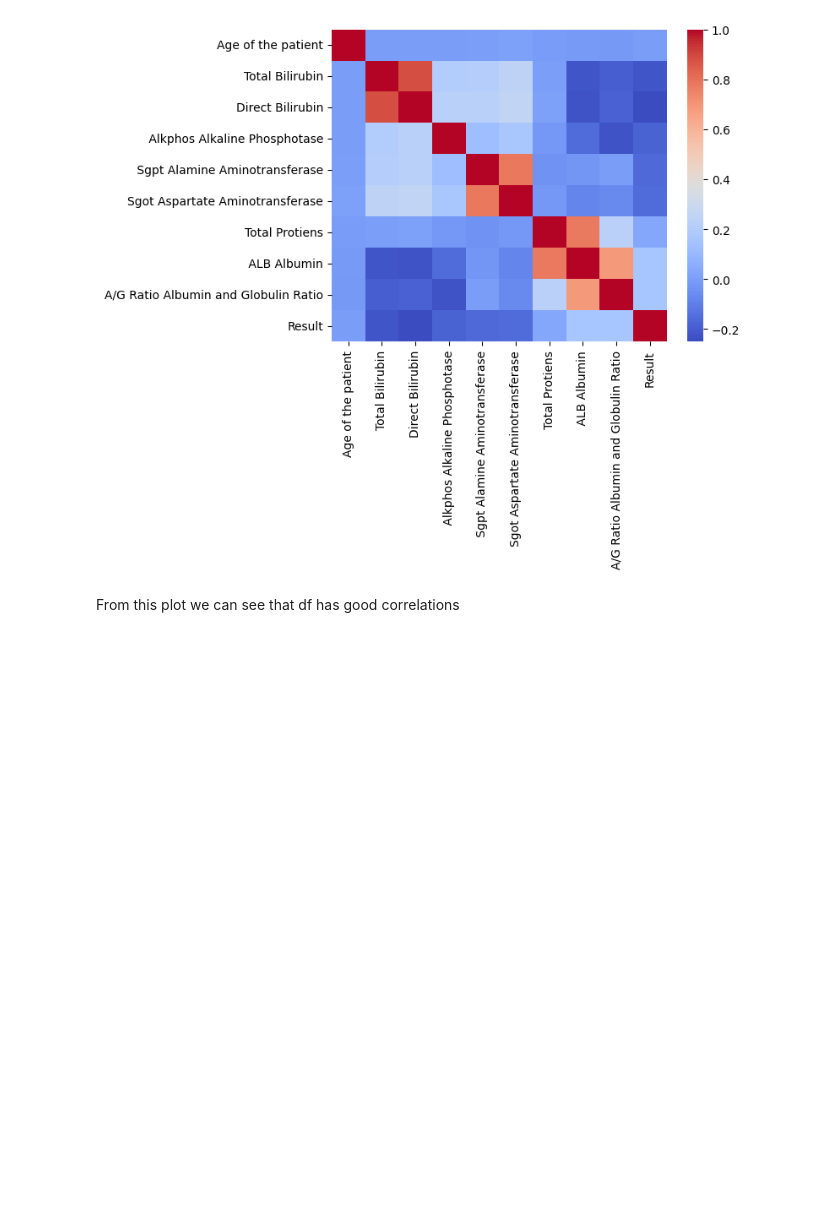
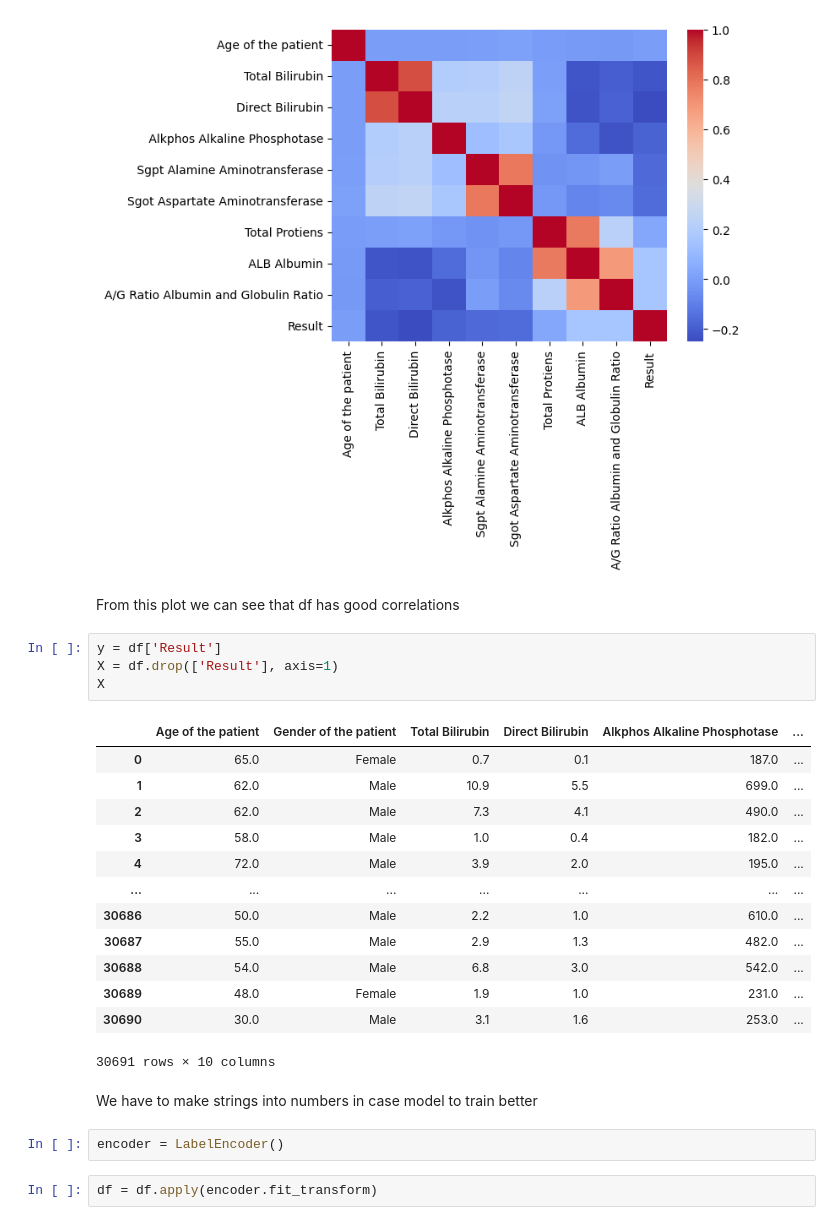
Before and after one commit to Flychuban/Liver-Disease-Prediction, a Jupyter notebook: Prediction.ipynb, the cells around one changed output. Drawn from its saved outputs; the diff is of its cells as text; blank space fills up the shorter version.

```diff
--- a/Prediction.ipynb
+++ b/Prediction.ipynb
@@ -89,3 +89,27 @@ Result                                1.000000
 [figure]
 # %% [markdown]
 From this plot we can see that df has good correlations
+# %%
+y = df['Result']
+X = df.drop(['Result'], axis=1)
+X
+# %% [output]
+|  | Age of the patient | Gender of the patient | Total Bilirubin | Direct Bilirubin | Alkphos Alkaline Phosphotase | ... |
+| 0 | 65.0 | Female | 0.7 | 0.1 | 187.0 | ... |
+| 1 | 62.0 | Male | 10.9 | 5.5 | 699.0 | ... |
+| 2 | 62.0 | Male | 7.3 | 4.1 | 490.0 | ... |
+| 3 | 58.0 | Male | 1.0 | 0.4 | 182.0 | ... |
+| 4 | 72.0 | Male | 3.9 | 2.0 | 195.0 | ... |
+| ... | ... | ... | ... | ... | ... | ... |
+| 30686 | 50.0 | Male | 2.2 | 1.0 | 610.0 | ... |
+| 30687 | 55.0 | Male | 2.9 | 1.3 | 482.0 | ... |
+| 30688 | 54.0 | Male | 6.8 | 3.0 | 542.0 | ... |
+| 30689 | 48.0 | Female | 1.9 | 1.0 | 231.0 | ... |
+| 30690 | 30.0 | Male | 3.1 | 1.6 | 253.0 | ... |
+30691 rows × 10 columns
+# %% [markdown]
+We have to make strings into numbers in case model to train better
+# %%
+encoder = LabelEncoder()
+# %%
+df = df.apply(encoder.fit_transform)
```
Also changed, not shown: parts of 1 cell of this notebook.
